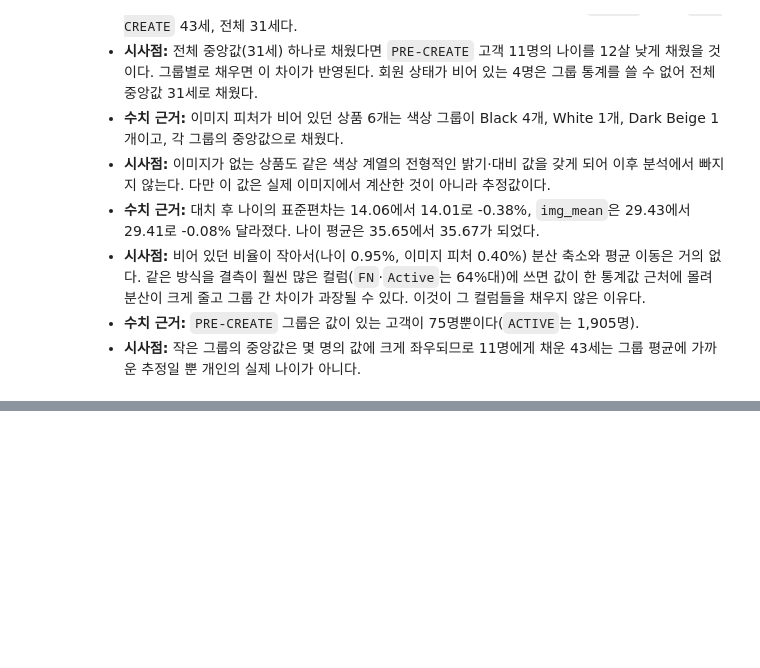
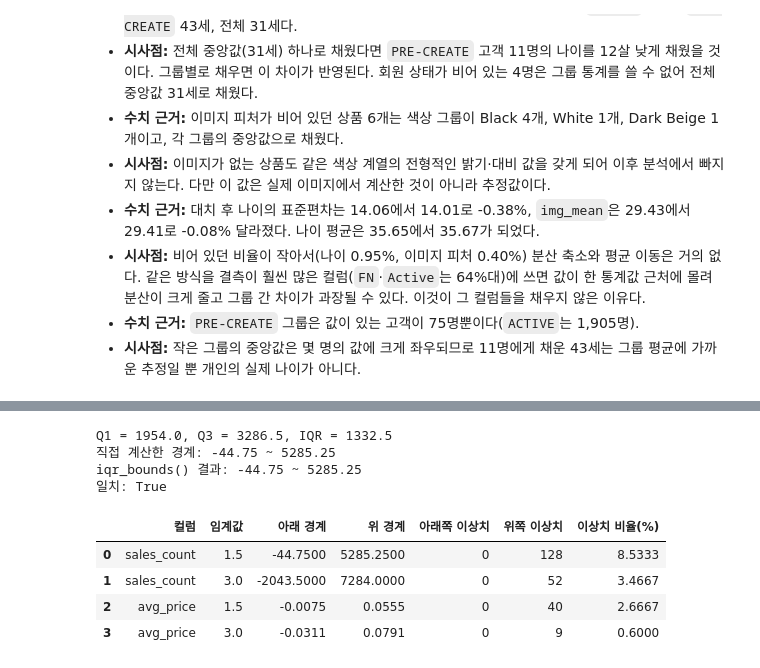
Before and after one commit to kimch0612/Codyssey_A1-1, a Jupyter notebook: notebooks/analysis_report.ipynb, the cells around one changed output, grey strips where cells are left out. Drawn from its saved outputs; the diff is of its cells as text; code cells hidden in the pictures; blank space fills up the shorter version.

```diff
--- a/notebooks/analysis_report.ipynb
+++ b/notebooks/analysis_report.ipynb
@@ -728,0 +748,35 @@ change.round(2)
+# %%
+# sales_count의 경계를 직접 계산하고, iqr_bounds() 결과와 비교한다.
+sales = analyzer.articles["sales_count"]
+q1, q3 = sales.quantile(0.25), sales.quantile(0.75)
+iqr = q3 - q1
+lower, upper = q1 - 1.5 * iqr, q3 + 1.5 * iqr
+print(f"Q1 = {q1}, Q3 = {q3}, IQR = {iqr}")
+print(f"직접 계산한 경계: {lower} ~ {upper}")
+
+method_lower, method_upper = analyzer.iqr_bounds("articles", "sales_count", threshold=1.5)
+print(f"iqr_bounds() 결과: {method_lower} ~ {method_upper}")
+print("일치:", (lower, upper) == (method_lower, method_upper))
+# %% [output]
+Q1 = 1954.0, Q3 = 3286.5, IQR = 1332.5
+직접 계산한 경계: -44.75 ~ 5285.25
+iqr_bounds() 결과: -44.75 ~ 5285.25
+일치: True
+# %%
+# 임계값 1.5와 3.0에서 이상치가 몇 개인지 비교한다.
+rows = []
+for column in ["sales_count", "avg_price"]:
+    for threshold in [1.5, 3.0]:
+        lower, upper = analyzer.iqr_bounds("articles", column, threshold)
+        outliers = analyzer.detect_outliers("articles", column, threshold)
+        rows.append({"컬럼": column, "임계값": threshold, "아래 경계": lower, "위 경계": upper,
+                     "아래쪽 이상치": int((outliers[column] < lower).sum()),
+                     "위쪽 이상치": int((outliers[column] > upper).sum()),
+                     "이상치 비율(%)": len(outliers) / len(analyzer.articles) * 100})
+pd.DataFrame(rows).round(4)
+# %% [output]
+|  | 컬럼 | 임계값 | 아래 경계 | 위 경계 | 아래쪽 이상치 | 위쪽 이상치 | 이상치 비율(%) |
+| 0 | sales_count | 1.5 | -44.7500 | 5285.2500 | 0 | 128 | 8.5333 |
+| 1 | sales_count | 3.0 | -2043.5000 | 7284.0000 | 0 | 52 | 3.4667 |
+| 2 | avg_price | 1.5 | -0.0075 | 0.0555 | 0 | 40 | 2.6667 |
+| 3 | avg_price | 3.0 | -0.0311 | 0.0791 | 0 | 9 | 0.6000 |
```
Also changed, not shown: parts of 8 cells of this notebook, 1 other file.
